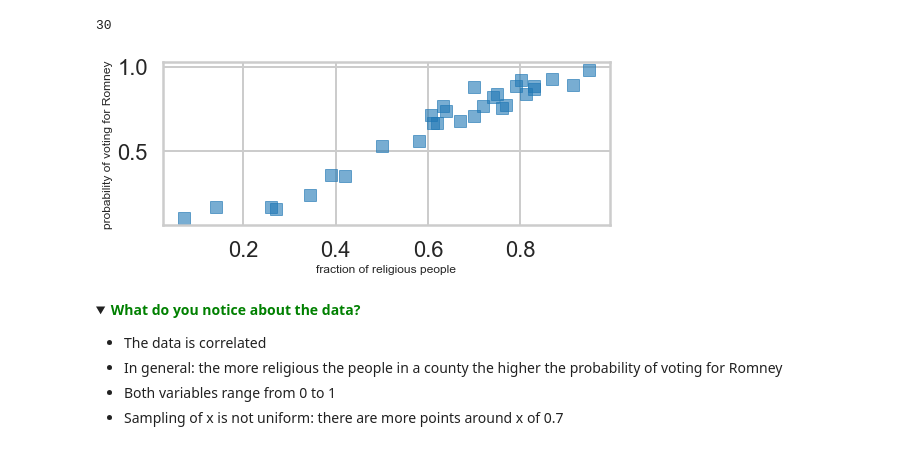
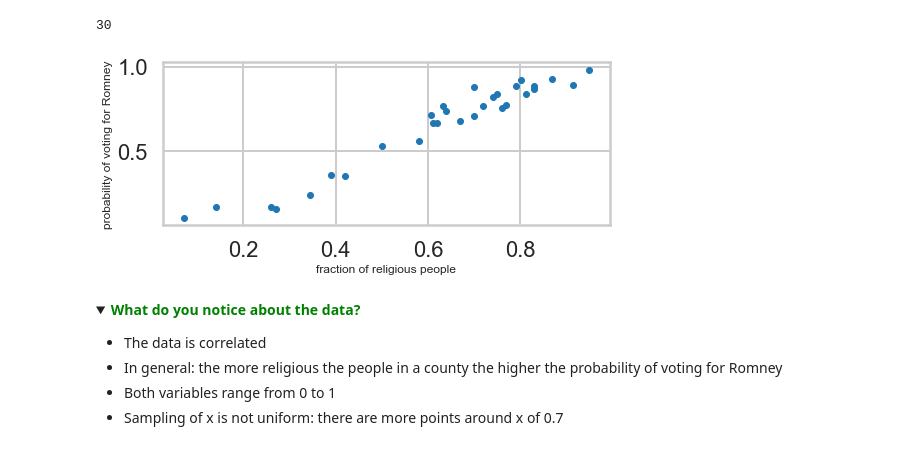
Before and after one commit to clauszitzelsberger/LearningModels, a Jupyter notebook: LearningModels.ipynb, the cells around one changed output. Saved outputs shown, nothing was run; the diff lists cells and outputs as text; code cells hidden in the pictures; folded sections open.

```diff
--- a/LearningModels.ipynb
+++ b/LearningModels.ipynb
@@ -104,11 +104,11 @@ len(df)
 x=df.rfrac.values
 y=df.promney.values
 # %%
-plt.plot(x,y,'s', alpha=0.6,);
+plt.plot(x,y, '.');
 plt.xlabel(LABEL_RELIGIOUS, fontsize=12);
 plt.ylabel(LABEL_ROMNEY, fontsize=12);
 # %% [output]
-[figure, old version]
+[figure, new version]
 # %% [markdown]
 <details>
     <summary>
```
Also changed, not shown: parts of 12 cells of this notebook, 2 other files.
